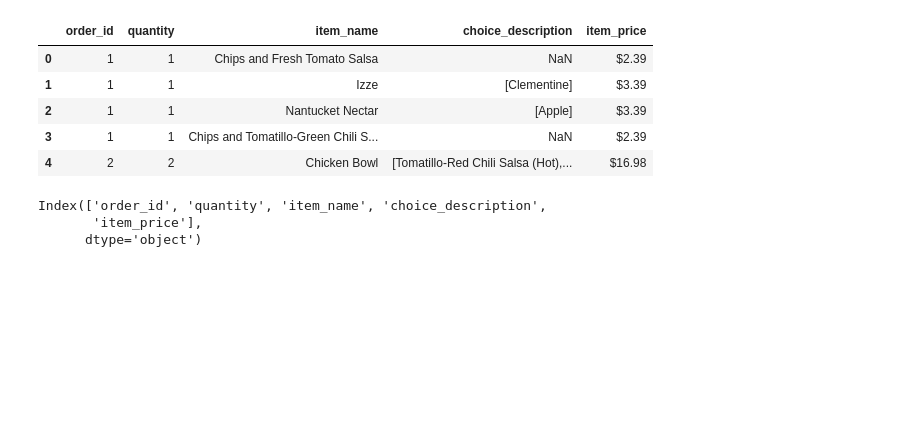
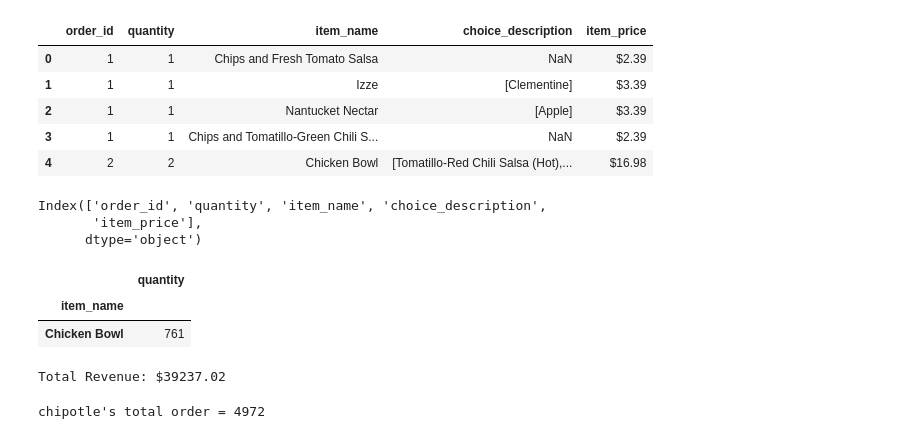
Before and after one commit to Haha373728/Chipotle, a Jupyter notebook: chipotle_data.ipynb, the cells around one changed output. Cells and saved outputs as stored; diff of their text form; code cells hidden in the pictures; blank space fills up the shorter version.

```diff
--- a/chipotle_data.ipynb
+++ b/chipotle_data.ipynb
@@ -18,3 +18,23 @@ chipotle_data.columns
 Index(['order_id', 'quantity', 'item_name', 'choice_description',
        'item_price'],
       dtype='object')
+# %%
+chipotle_data.groupby("item_name").agg({
+    "quantity": "sum"
+}).sort_values("quantity", ascending = False) [:1]
+# %% [output]
+|  | quantity |
+| item_name |  |
+| Chicken Bowl | 761 |
+# %%
+chipotle_data['item_price'] = chipotle_data['item_price'].replace('[\$]', '', regex=True).astype(float)
+revenue = (chipotle_data['quantity'] * chipotle_data['item_price']).sum()
+
+print(f"Total Revenue: ${revenue:.2f}")
+# %% [output]
+Total Revenue: $39237.02
+# %%
+total_order = (chipotle_data["quantity"]).sum()
+print("chipotle's total order =", total_order)
+# %% [output]
+chipotle's total order = 4972
```
Also changed, not shown: parts of 4 cells of this notebook.
